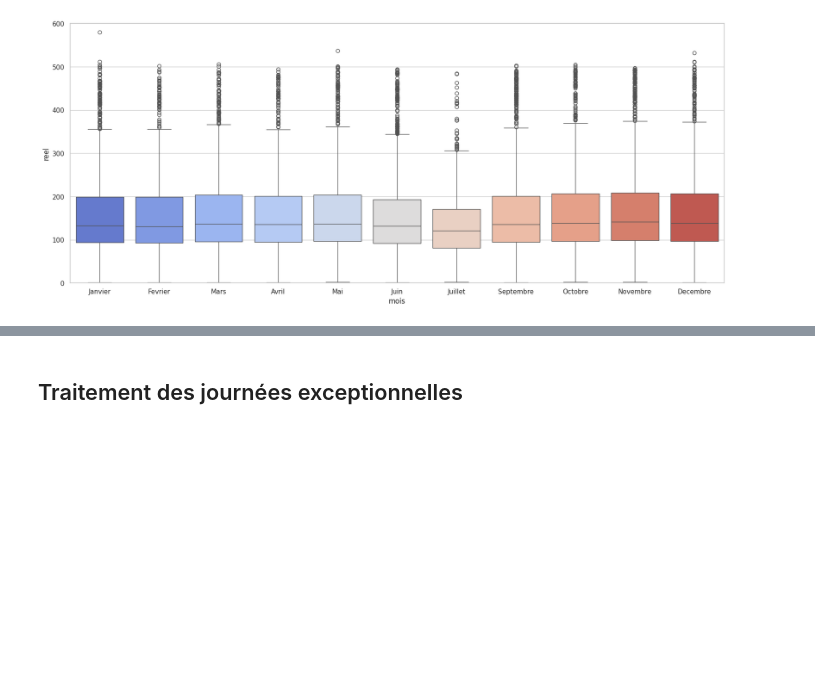
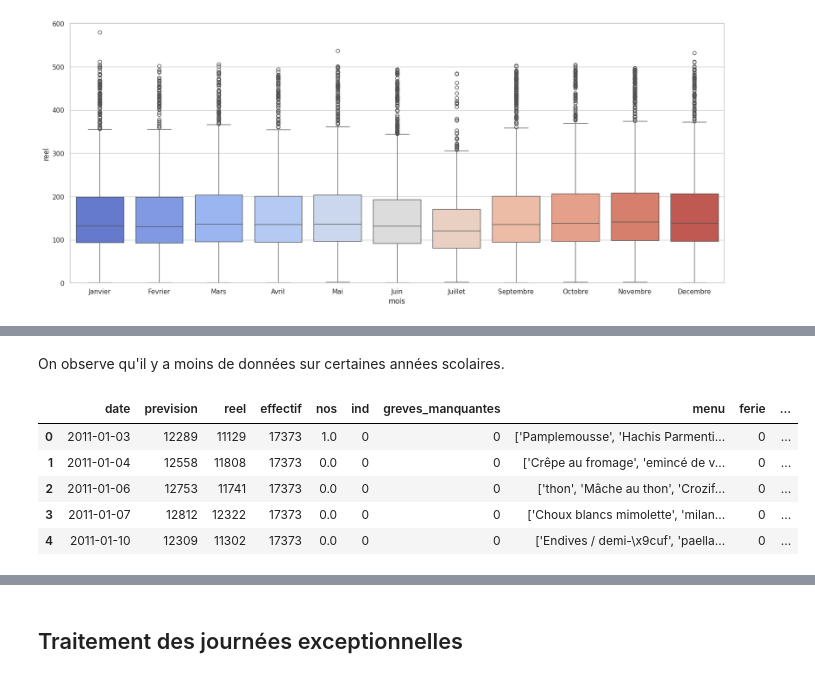
Before and after one commit to Nujadn/prev_cantine, a Jupyter notebook: notebooks/EDA_.ipynb, the cells around one changed output, grey strips where cells are left out. Saved outputs shown, nothing was run; the diff lists cells and outputs as text; code cells hidden in the pictures; blank space fills up the shorter version.

```diff
--- a/EDA_.ipynb
+++ b/notebooks/EDA_.ipynb
@@ -182,0 +222,26 @@ Passing `palette` without assigning `hue` is deprecated and will be removed in v
+# %% [markdown]
+On observe qu'il y a moins de données sur certaines années scolaires.
+# %%
+df_year_sco = cantine.copy()
+
+df_year_sco['date'] = pd.to_datetime(df_year_sco['date'])
+
+def get_annee_scolaire(date):
+    if date.month >= 9:  # Septembre ou après
+        return f"{date.year}-{date.year + 1}"  # Année actuelle et suivante
+    else:  # Avant Septembre
+        return f"{date.year - 1}-{date.year}"  # Année précédente et actuelle
+
+
+# Appliquer la fonction pour créer la colonne 'annee_scolaire'
+df_year_sco['annee_scolaire'] = df_year_sco['date'].apply(get_annee_scolaire)
+
+# Afficher le DataFrame
+df_year_sco.head()
+# %% [output]
+|  | date | prevision | reel | effectif | nos | ind | greves_manquantes | menu | ferie | ... |
+| 0 | 2011-01-03 | 12289 | 11129 | 17373 | 1.0 | 0 | 0 | ['Pamplemousse', 'Hachis Parmenti... | 0 | ... |
+| 1 | 2011-01-04 | 12558 | 11808 | 17373 | 0.0 | 0 | 0 | ['Crêpe au fromage', 'emincé de v... | 0 | ... |
+| 2 | 2011-01-06 | 12753 | 11741 | 17373 | 0.0 | 0 | 0 | ['thon', 'Mâche au thon', 'Crozif... | 0 | ... |
+| 3 | 2011-01-07 | 12812 | 12322 | 17373 | 0.0 | 0 | 0 | ['Choux blancs mimolette', 'milan... | 0 | ... |
+| 4 | 2011-01-10 | 12309 | 11302 | 17373 | 0.0 | 0 | 0 | ['Endives / demi-\x9cuf', 'paella... | 0 | ... |
```
Also changed, not shown: parts of 6 cells of this notebook, 1 other file.
